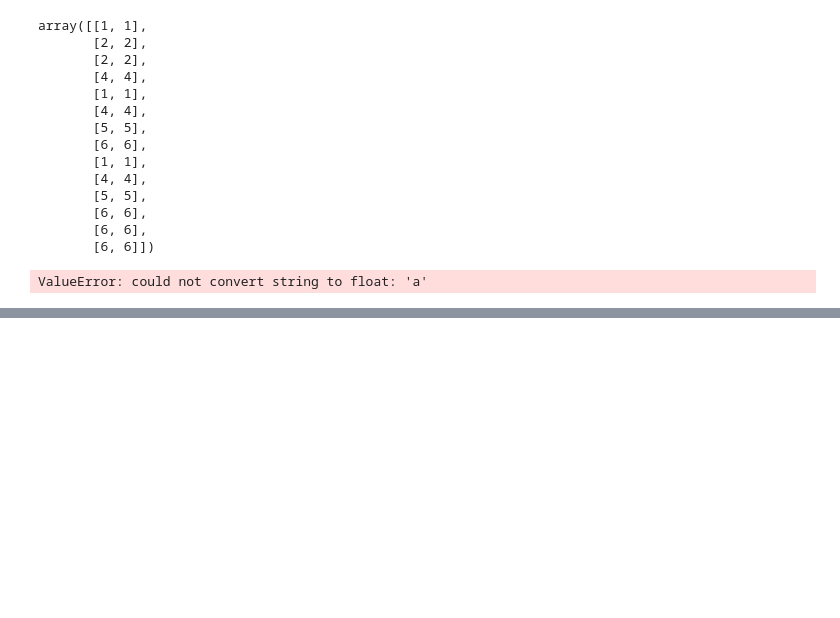
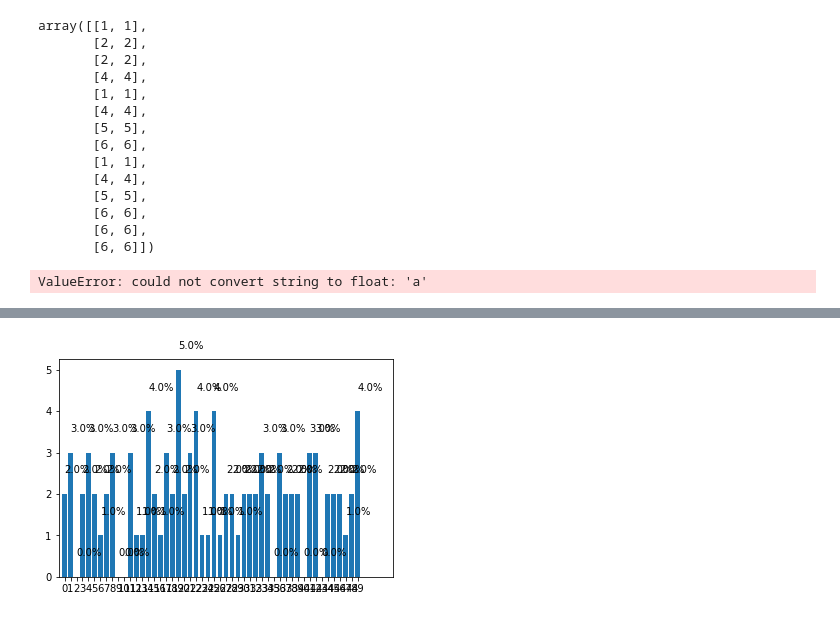
Before and after one commit to hsz1273327/ScoreCardModel, a Jupyter notebook: Untitled.ipynb, the cells around one changed output, grey strips where cells are left out. Cells and saved outputs as stored; diff of their text form; code cells hidden in the pictures; blank space fills up the shorter version.

```diff
--- a/Untitled.ipynb
+++ b/Untitled.ipynb
@@ -103,0 +184,2 @@ ValueError: could not convert string to float: 'a'
+# %%
+x = range(1,7,100)
@@ -103,0 +199,12 @@ ValueError: could not convert string to float: 'a'
+# %%
+min_val = 1
+max_val = 101
+segment = 100
+step = (max_val-min_val)/segment
+X_min = np.arange(min_val,max_val,step)
+X_min_list = X_min.tolist()
+X_min_list.append(max_val)
+X_max_list = X_min_list[1:]
+X_max = np.array(X_max_list)
+X = zip(X_min,X_max)
+Y =np.array([len([k for k in x if  j>k>=i])  for i,j in X])
@@ -103,0 +306,8 @@ ValueError: could not convert string to float: 'a'
+# %%
+x =np.random.randint(1,101,size=(100))
+# %%
+d = Distribution(x,50)
+# %%
+d.draw()
+# %% [output]
+[figure, added]
```
Also changed, not shown: parts of 31 cells of this notebook, 11 other files.
